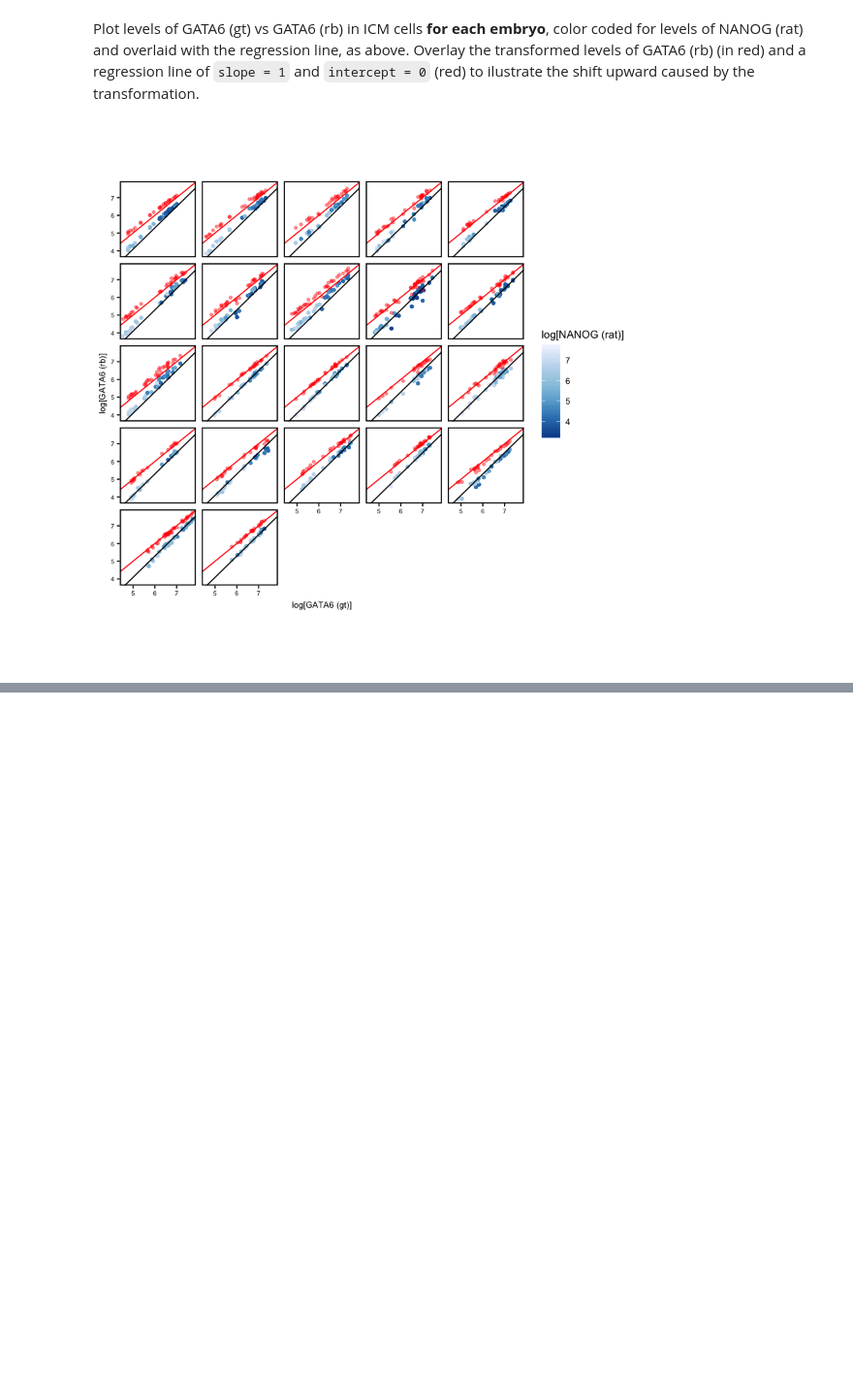
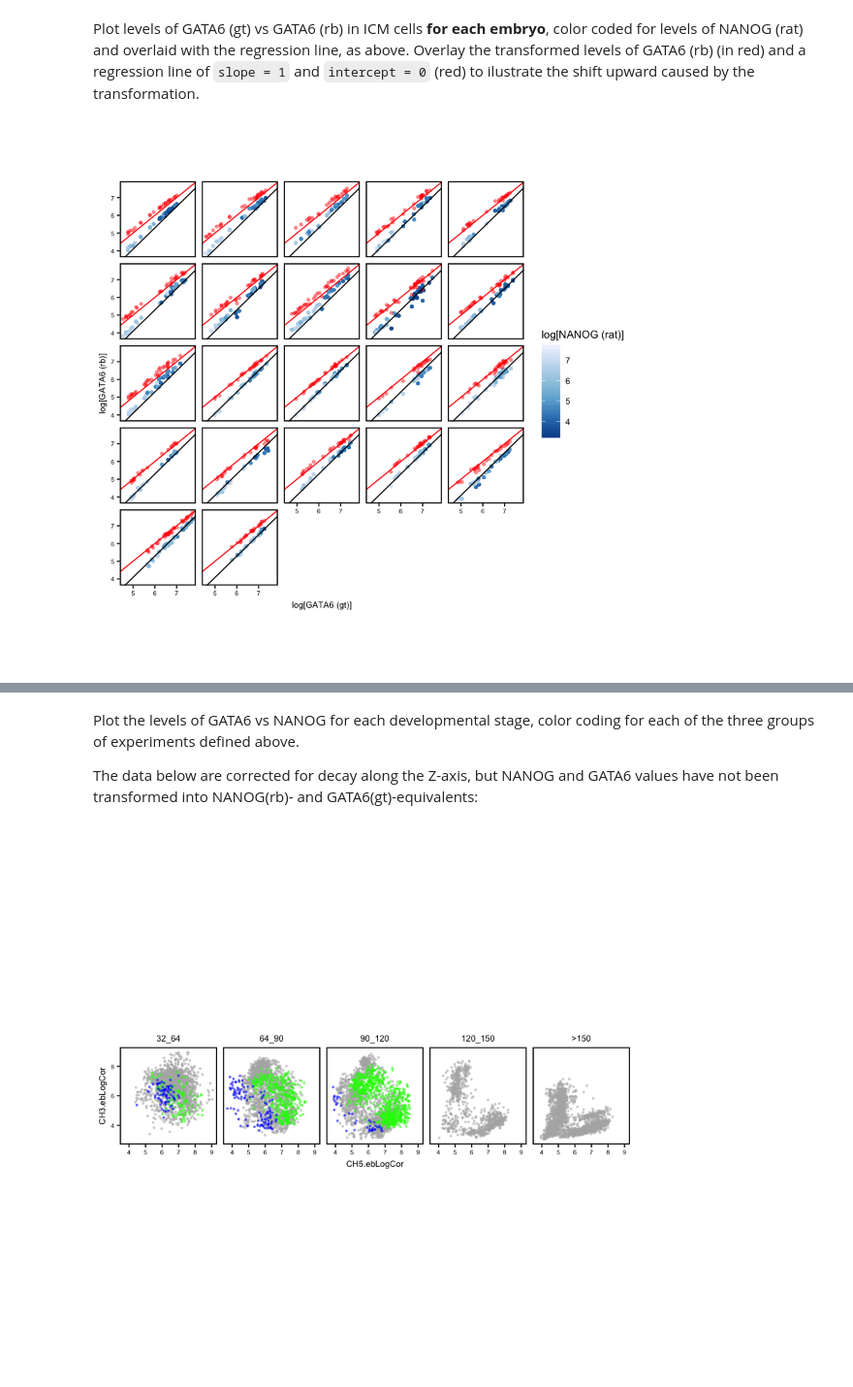
Before and after one commit to nestorsaiz/saiz-et-al_2020, a Jupyter notebook: notebooks/nanogata-tx.ipynb, the cells around one changed output, grey strips where cells are left out. Shown at 97% size. Saved outputs shown, nothing was run; the diff lists cells and outputs as text; code cells hidden in the pictures; blank space fills up the shorter version.

```diff
--- a/notebooks/nanogata-tx.ipynb
+++ b/notebooks/nanogata-tx.ipynb
@@ -145,0 +171,4 @@ Below are the relative levels of GATA6 and NANOG (irrespective of antibodies) in
+# %%
+## Order levels of the Stage variable for plotting
+new.lms$Stage <- factor(new.lms$Stage, levels = c('<8', '8_16', '16_32', '32_64', '64_90',
+                                                  '90_120', '120_150', '>150'))
@@ -145,0 +177,8 @@ Below are the relative levels of GATA6 and NANOG (irrespective of antibodies) in
+# %%
+# Generate data frame containing the unique values
+# for the markers associated with channels 2, 3 and 5 in the new-lms dataset
+unicos <- new.lms %>% filter(Channel %in% c('CH2', 'CH3', 'CH5')) %>%
+  group_by(Experiment, Treatment, Genotype1, Channel, Marker) %>%
+  summarize()
+unicos <- dcast(unicos, Experiment + Treatment + Genotype1 ~
+                  Channel, value.var = 'Marker')
@@ -145,0 +190,34 @@ Below are the relative levels of GATA6 and NANOG (irrespective of antibodies) in
+# %%
+aa <- unicos$Experiment[which(unicos$CH3 == 'NANOG.rb' & unicos$CH5 == 'GATA6.gt')]
+bb <- unicos$Experiment[which(unicos$CH2 == 'NANOG.rat' & unicos$CH5 == 'GATA6.gt')]
+cc <- unicos$Experiment[which(unicos$CH2 == 'NANOG.rat' & unicos$CH3 == 'GATA6.rb')]
+# %% [markdown]
+Plot the levels of GATA6 vs NANOG for each developmental stage, color coding for each of the three groups of experiments defined above.
+
+The data below are corrected for decay along the Z-axis, but NANOG and GATA6 values have not been transformed into NANOG(rb)- and GATA6(gt)-equivalents:
+# %%
+## Data is repeated 5x, one per channel. Slim it down to one channel to speed up operations
+new.lms <- filter(new.lms, Channel == 'CH2')
+# %%
+b4x <- ggplot(data = subset(new.lms, Experiment %in% aa &
+                            TE_ICM == 'ICM' &
+                            Cellcount > 31),
+                   aes(x = CH5.ebLogCor, y = CH3.ebLogCor))
+b4x <- b4x + geom_jitter(color = 'gray70', size = 0.5, alpha = 0.5) +
+        geom_jitter(data = subset(new.lms, Experiment %in% bb &
+                                  TE_ICM == 'ICM' &
+                                  Cellcount > 31),
+                    aes(x = CH5.ebLogCor, y = CH2.ebLogCor),
+                    color = 'green', size = 0.5, alpha = 0.5) +
+        geom_jitter(data = subset(new.lms, Experiment %in% cc &
+                                  TE_ICM == 'ICM' &
+                                  Cellcount > 31),
+                    aes(x = CH3.ebLogCor, y = CH2.ebLogCor),
+                    color = 'blue', size = 0.5, alpha = 0.5)
+b4x <- b4x + facet_grid(. ~ Stage) +
+        looks +
+        theme(aspect.ratio = 1) +
+        ylim(3, 9)
+print(b4x)
+# %% [output]
+[figure, added]
```
Also changed, not shown: parts of 10 cells of this notebook.
